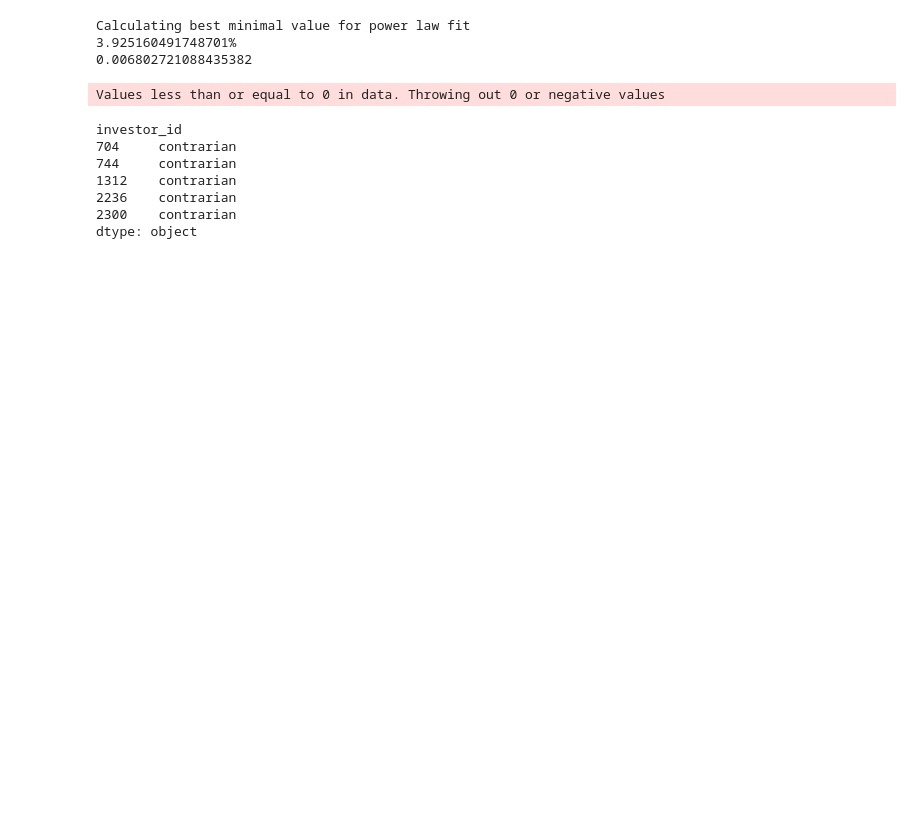
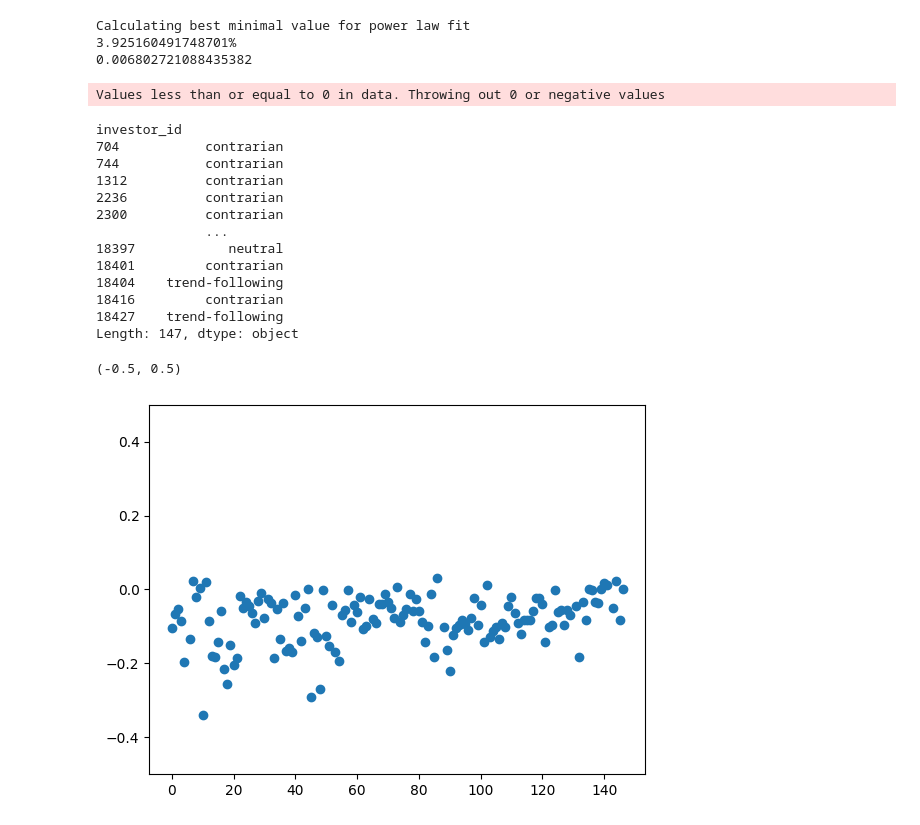
Before and after one commit to GhilesKemiche/ABM-Calibration, a Jupyter notebook: behaviour.ipynb, the cells around one changed output. Saved outputs shown, nothing was run; the diff lists cells and outputs as text; code cells hidden in the pictures; blank space fills up the shorter version.

```diff
--- a/behaviour.ipynb
+++ b/behaviour.ipynb
@@ -60,7 +72,7 @@ Values less than or equal to 0 in data. Throwing out 0 or negative values
 # %%
 # Calculer le rendement quotidien
 prices_data=pd.read_csv('BBVA_Prices.csv')
-prices_data['return'] = prices_data['close'].pct_change()
+prices_data['return'] = np.log(prices_data['close'].pct_change()+1)
 investors_data=investors
 
 # Joindre les données des investisseurs avec les rendements quotidiens
@@ -87,12 +99,24 @@ def classify_investor(correlation):
 investor_classification = investor_correlation.apply(classify_investor)
 
 # Afficher la classification
-investor_classification.head()
+investor_classification
 # %% [output]
 investor_id
-704     contrarian
-744     contrarian
-1312    contrarian
-2236    contrarian
-2300    contrarian
-dtype: object
+704           contrarian
+744           contrarian
+1312          contrarian
+2236          contrarian
+2300          contrarian
+              ...
+18397            neutral
+18401         contrarian
+18404    trend-following
+18416         contrarian
+18427    trend-following
+Length: 147, dtype: object
+# %%
+plt.scatter(np.arange(len(investor_correlation)),investor_correlation)
+plt.ylim(-0.5, 0.5)
+# %% [output]
+(-0.5, 0.5)
+[figure, added]
```
Also changed, not shown: parts of 3 cells of this notebook.
